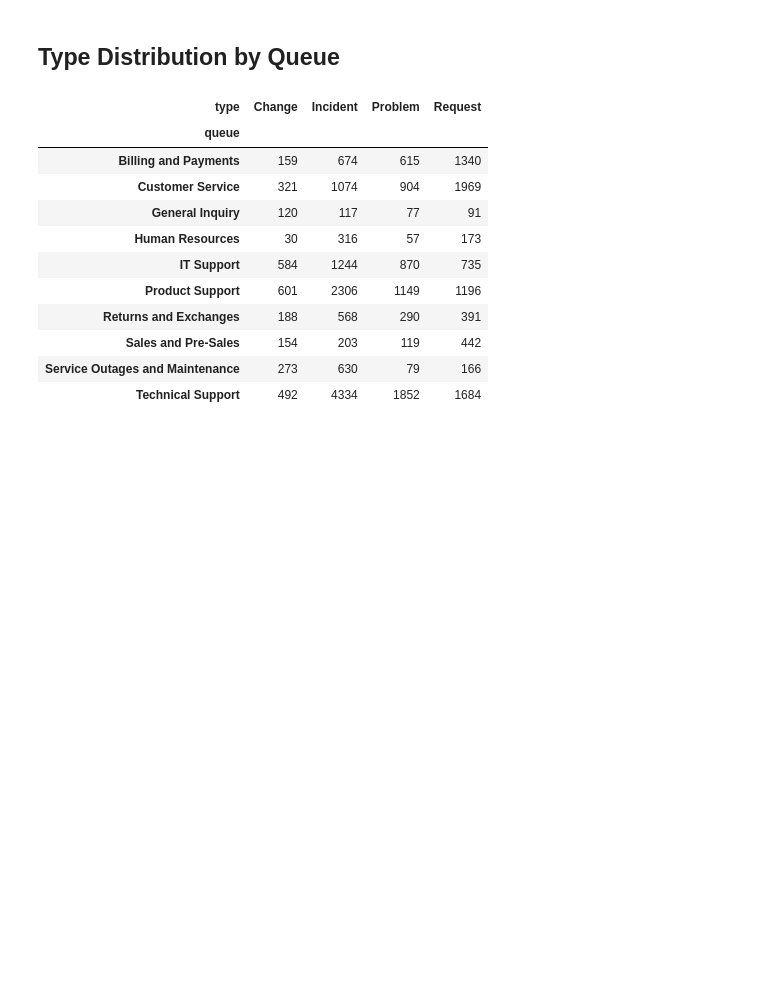
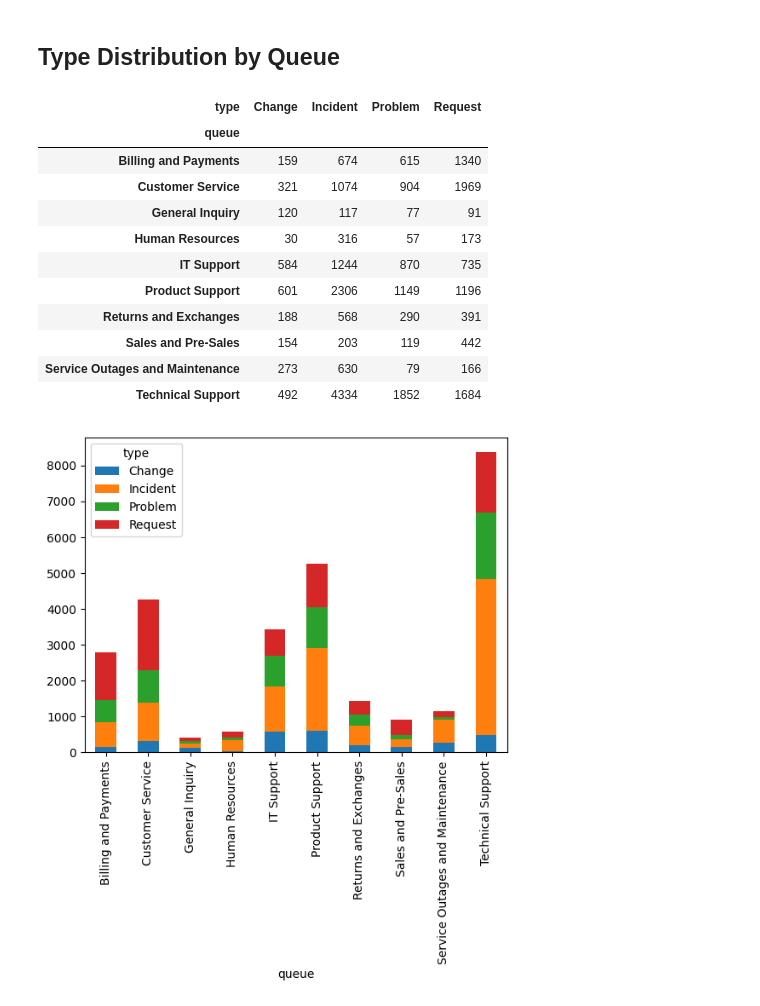
Before and after one commit to janoantelo7/IT-ticket-classifier, a Jupyter notebook: notebooks/it-ticket-classifier.ipynb, the cells around one changed output. Drawn from its saved outputs; the diff is of its cells as text; code cells hidden in the pictures; blank space fills up the shorter version.

Commit message:
refactor: add a graphic to improve understaning in type distribution by queue section

```diff
--- a/notebooks/it-ticket-classifier.ipynb
+++ b/notebooks/it-ticket-classifier.ipynb
@@ -208,16 +208,20 @@ Graphic representation
 # %%
 result = df_original.groupby(['queue', 'type']).size().unstack(fill_value=0)
 display(result)
+
+result.plot(kind='bar', stacked=True)
+plt.show()
 # %% [output]
 | type | Change | Incident | Problem | Request |
 | queue |  |  |  |  |
 | Billing and Payments | 159 | 674 | 615 | 1340 |
 | Customer Service | 321 | 1074 | 904 | 1969 |
 | General Inquiry | 120 | 117 | 77 | 91 |
 | Human Resources | 30 | 316 | 57 | 173 |
 | IT Support | 584 | 1244 | 870 | 735 |
 | Product Support | 601 | 2306 | 1149 | 1196 |
 | Returns and Exchanges | 188 | 568 | 290 | 391 |
 | Sales and Pre-Sales | 154 | 203 | 119 | 442 |
 | Service Outages and Maintenance | 273 | 630 | 79 | 166 |
 | Technical Support | 492 | 4334 | 1852 | 1684 |
+[figure, added]
```
